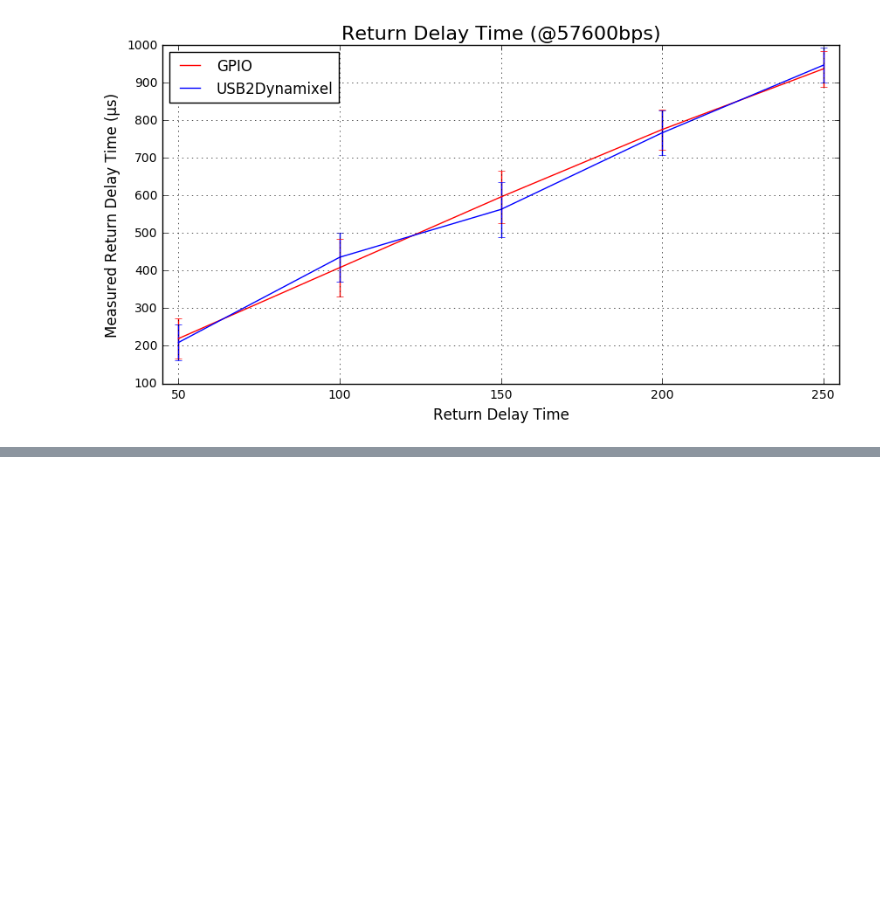
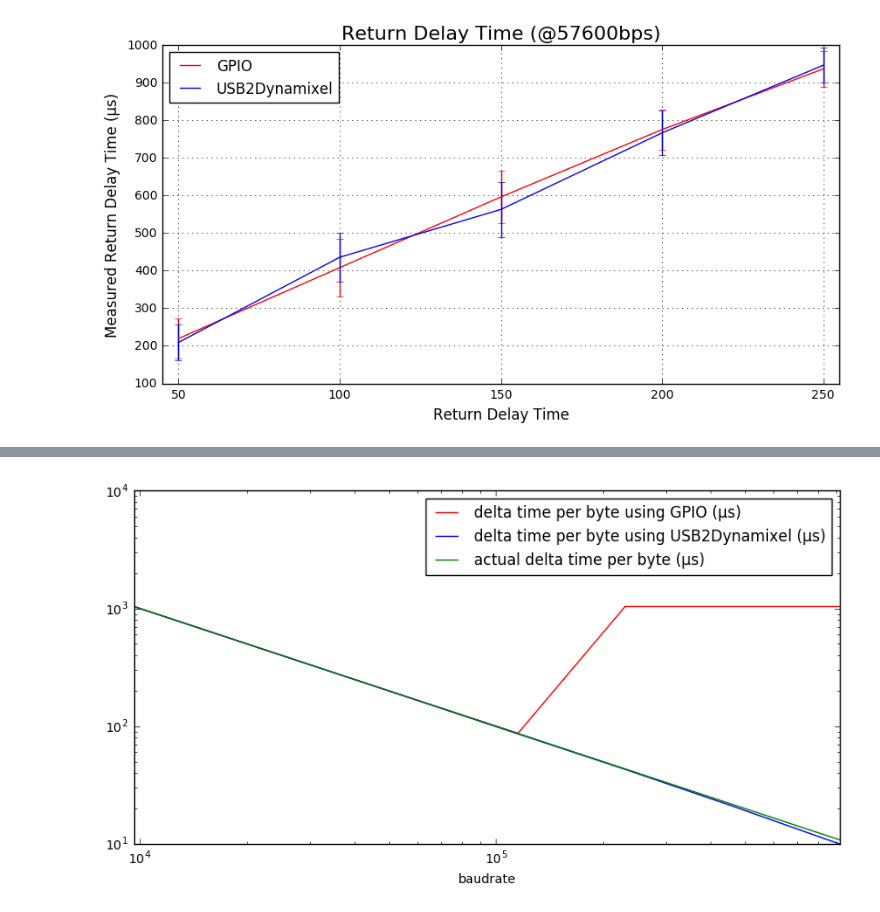
Before and after one commit to jeremiedecock/pyax12, a Jupyter notebook: docs/xps/rdt.ipynb, the cells around one changed output, grey strips where cells are left out. Cells and saved outputs as stored; diff of their text form; code cells hidden in the pictures; blank space fills up the shorter version.

```diff
--- a/docs/xps/rdt.ipynb
+++ b/docs/xps/rdt.ipynb
@@ -100,0 +113,21 @@ ax1.set_title("Return Delay Time (@57600bps)", fontsize=16)
+# %%
+br_array = np.array([
+    [9600,   1039, 1040],
+    [19200,  519,  520],
+    [57600,  173,  173],
+    [115200, 87,   86],
+    [230400, 1039, 43],
+    [460800, 1039, 21],
+    [921600, 1039, 10]
+])
+
+# Actual dt = 1 / baudrate * (8 bits + 1 start bit + 1 stop bit) * 1000000 microsec
+actual_dt = 1. / br_array[:,0] * 10. * 1000000.
+
+df = pd.DataFrame(data=np.hstack([br_array[:,1:], actual_dt.reshape([-1, 1])]),
+                  index=br_array[:,0],
+                  columns=["delta time per byte using GPIO (µs)",
+                           "delta time per byte using USB2Dynamixel (µs)",
+                           "actual delta time per byte (µs)"])
+df.index.name = "baudrate"
+df
@@ -100,0 +144,10 @@ ax1.set_title("Return Delay Time (@57600bps)", fontsize=16)
+# %%
+fig, ax1 = plt.subplots(nrows=1, ncols=1, figsize=(10, 5))
+
+df.plot(ax=ax1,
+        color=["red", "blue", "green"],
+        logx=True,
+        logy=True,
+        legend=True);
+# %% [output]
+[figure, added]
```
Also changed, not shown: parts of 7 cells of this notebook, 2 other files.
